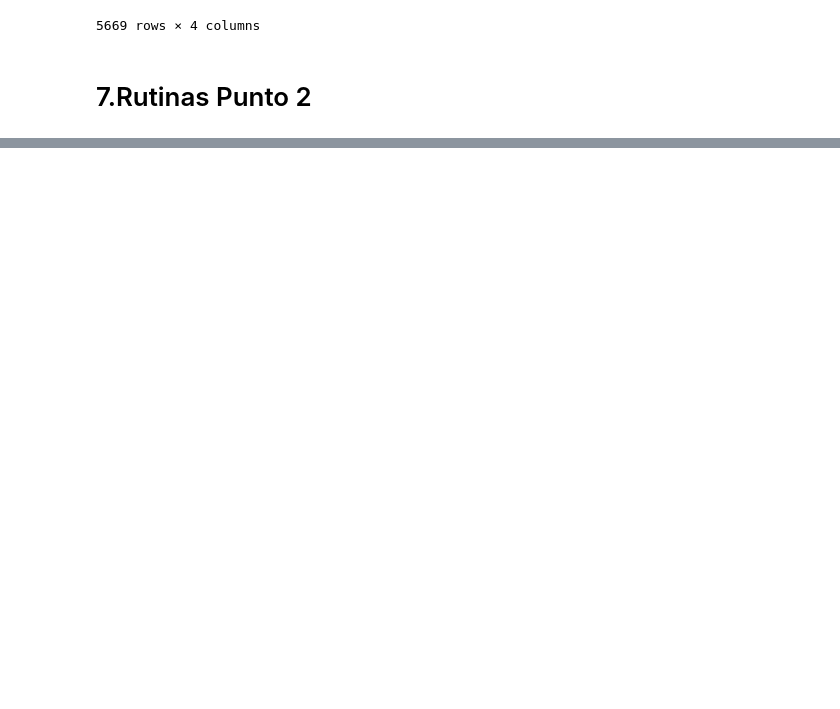
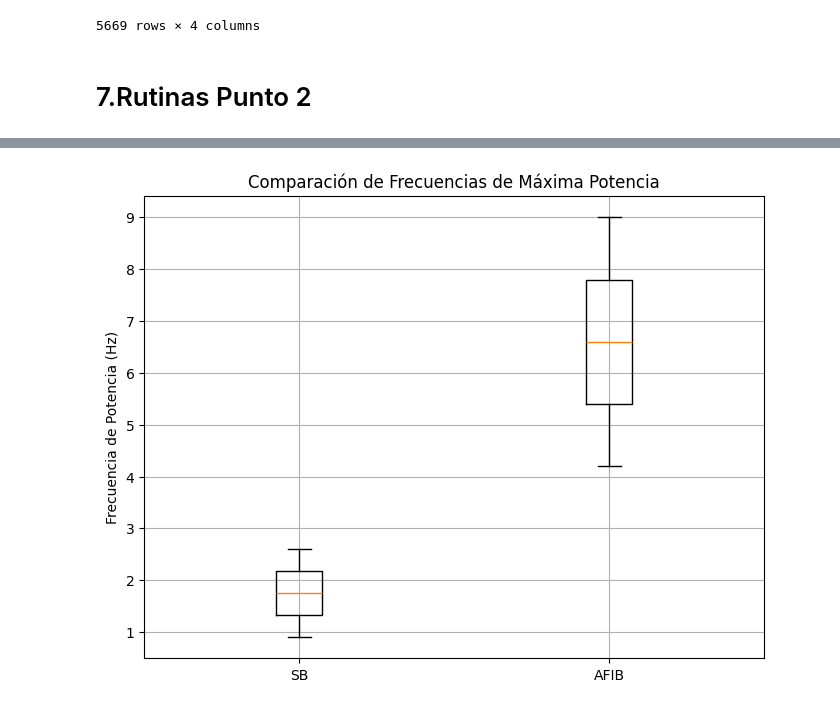
Before and after one commit to juandayo001/Biose-ales_20242, a Jupyter notebook: proyecto2biosenales.ipynb, the cells around one changed output, grey strips where cells are left out. Saved outputs shown, nothing was run; the diff lists cells and outputs as text; code cells hidden in the pictures; blank space fills up the shorter version.

```diff
--- a/proyecto2biosenales.ipynb
+++ b/proyecto2biosenales.ipynb
@@ -453,0 +468,43 @@ plot_comparison(df_filtrado_seleccion)
+# %%
+
+
+# Filtrar el DataFrame por SB y AFIB, seleccionando 2 registros de cada uno
+df_SB = Data_rutina[Data_rutina['Estado'] == 'SB'].head(2)
+df_AFIB = Data_rutina[Data_rutina['Estado'] == 'AFIB'].head(2)
+
+# Concatenar ambos DataFrames filtrados
+df_filtrado_seleccion = pd.concat([df_SB, df_AFIB])
+
+# Lista para almacenar las frecuencias de máxima potencia
+frequencies = []
+
+# Iterar sobre los registros seleccionados y calcular fMP
+for index, row in df_filtrado_seleccion.iterrows():
+    registro = row['Registro']
+    estado = row['Estado']
+
+    # Verificar si el registro está en ecg_dict
+    if registro in ecg_dict:
+        signal = ecg_dict[registro]  # Obtener la señal del diccionario
+
+        # Procesar la señal
+        processed_signal = process_signal(signal)
+
+        # Calcular la frecuencia de máxima potencia
+        fMP = calculate_max_pot(processed_signal)
+        frequencies.append({'Estado': estado, 'fMP': fMP})
+
+# Convertir la lista de frecuencias a un DataFrame
+freq_df = pd.DataFrame(frequencies)
+
+# Gráfico de Bigotes
+plt.figure(figsize=(8, 6))
+plt.boxplot([freq_df[freq_df['Estado'] == 'SB']['fMP'].dropna(),
+              freq_df[freq_df['Estado'] == 'AFIB']['fMP'].dropna()],
+              labels=['SB', 'AFIB'])
+plt.title('Comparación de Frecuencias de Máxima Potencia')
+plt.ylabel('Frecuencia de Potencia (Hz)')
+plt.grid(True)
+plt.show()
+# %% [output]
+[figure, added]
```
Also changed, not shown: parts of 5 cells of this notebook.
